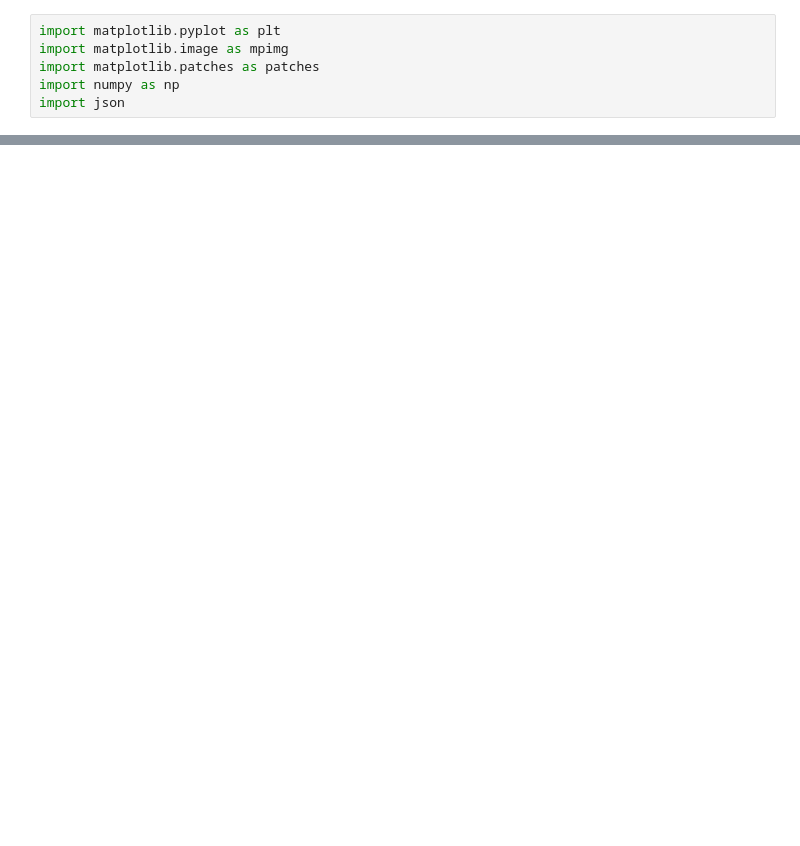
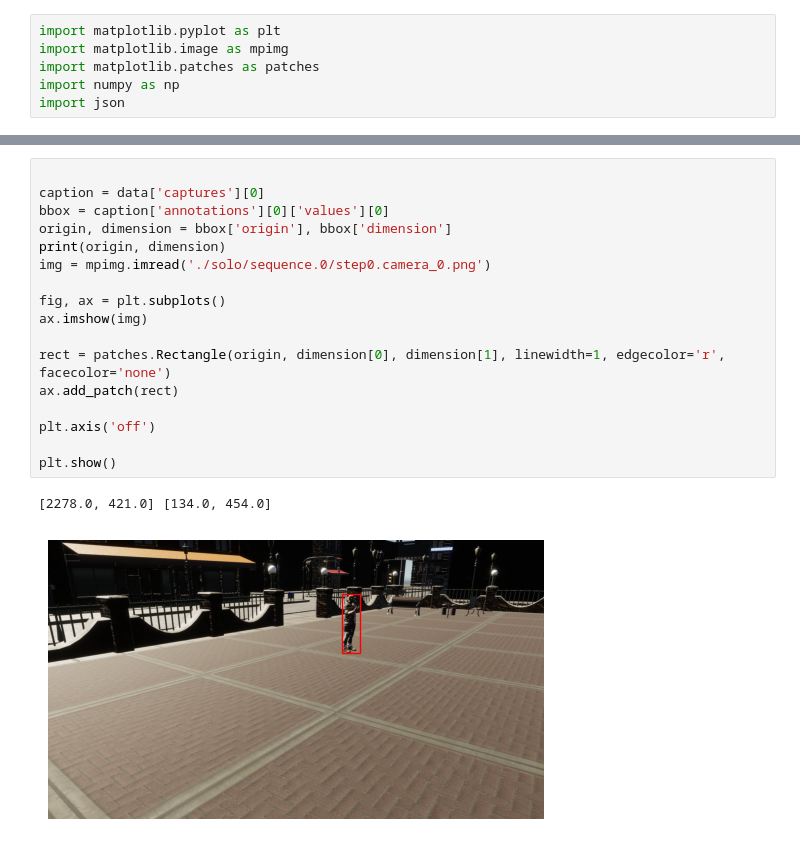
Before and after one commit to lordknight1904/Arsenal, a Jupyter notebook: vis.ipynb, the cells around one changed output, grey strips where cells are left out. Cells and saved outputs as stored; diff of their text form; blank space fills up the shorter version.

```diff
--- a/vis.ipynb
+++ b/vis.ipynb
@@ -30,0 +28,20 @@ plt.show()
+# %%
+
+caption = data['captures'][0]
+bbox = caption['annotations'][0]['values'][0]
+origin, dimension = bbox['origin'], bbox['dimension']
+print(origin, dimension)
+img = mpimg.imread('./solo/sequence.0/step0.camera_0.png')
+
+fig, ax = plt.subplots()
+ax.imshow(img)
+
+rect = patches.Rectangle(origin, dimension[0], dimension[1], linewidth=1, edgecolor='r', facecolor='none')
+ax.add_patch(rect)
+
+plt.axis('off')
+
+plt.show()
+# %% [output]
+[2278.0, 421.0] [134.0, 454.0]
+[figure, added]
```
Also changed, not shown: parts of 2 cells of this notebook, 3 other files.
